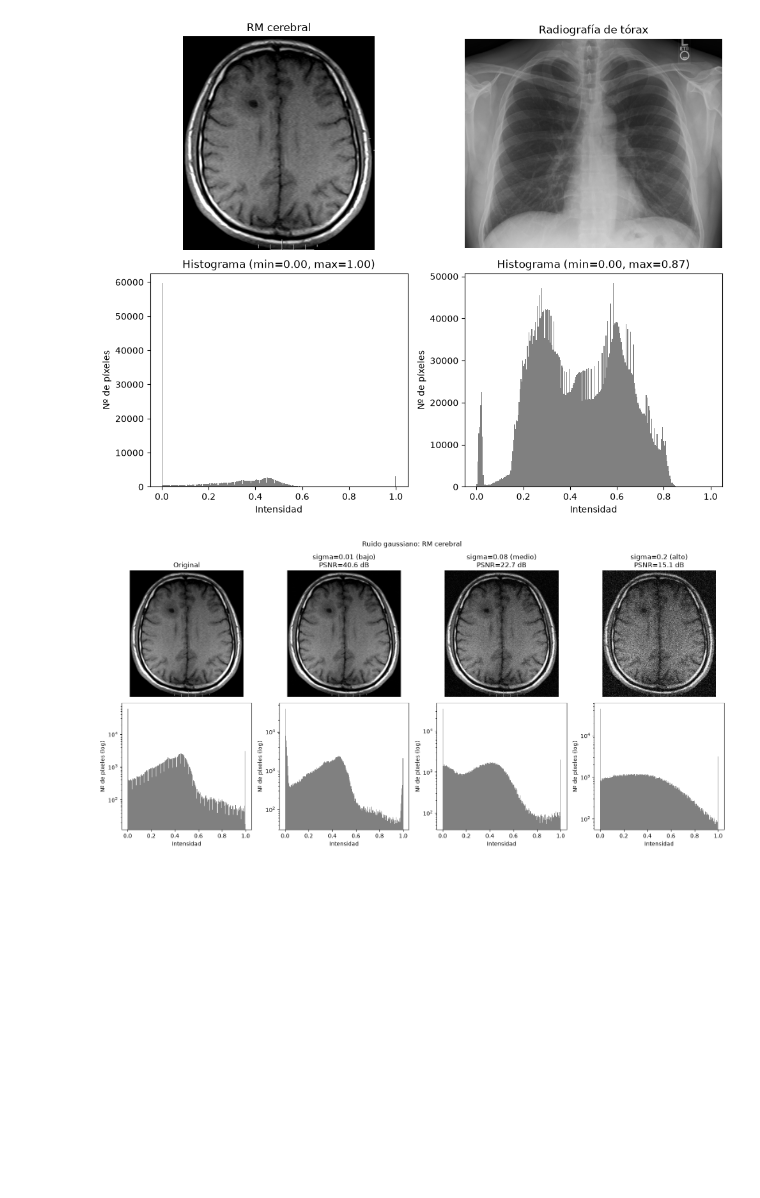
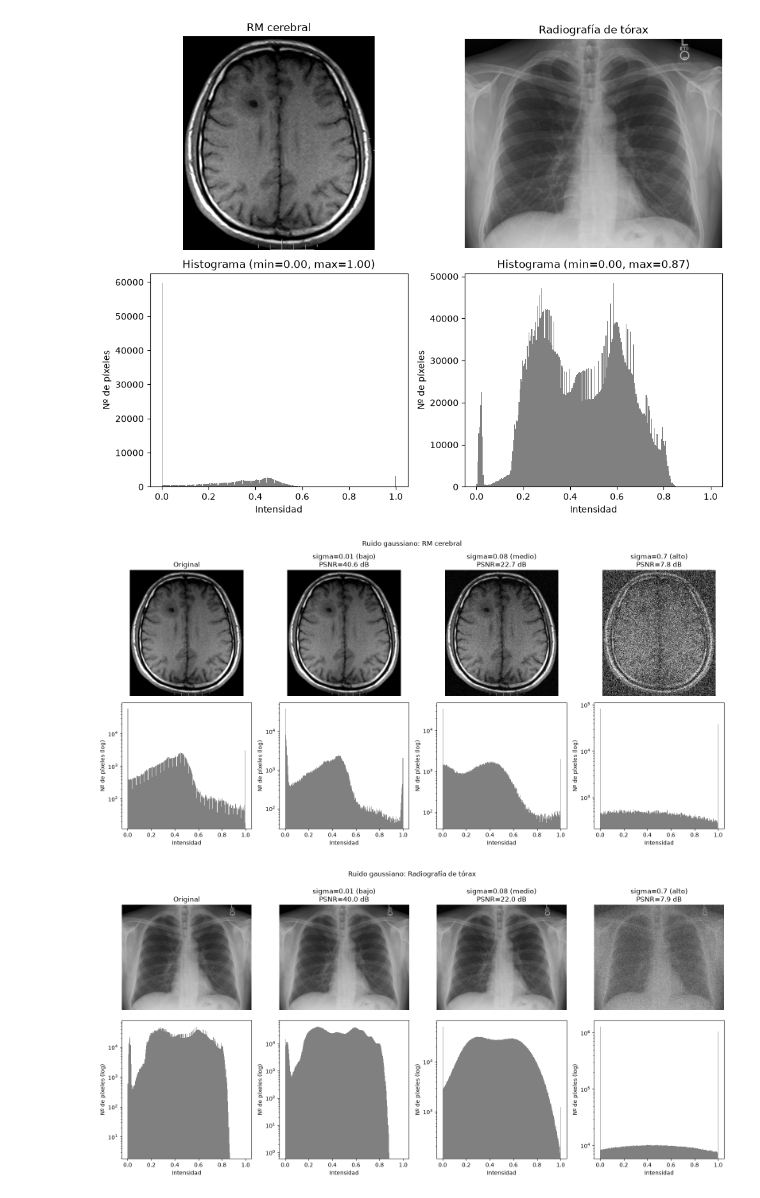
Before and after one commit to cesarrrbl06/LAB1_MIA, a Jupyter notebook: MIA/LAB_1.ipynb, the cells around one changed output. Cells and saved outputs as stored; diff of their text form; code cells hidden in the pictures; blank space fills up the shorter version.

```diff
--- a/MIA/LAB_1.ipynb
+++ b/MIA/LAB_1.ipynb
@@ -39,40 +39,41 @@ from skimage.metrics import peak_signal_noise_ratio as psnr
 
 def load_gray(path):
     img = io.imread(path)
-    if img.ndim == 3:
+    if img.ndim == 3:    #PARA VER SI LA MATRIZ ES DE 3 DIMENSIONES
         img = color.rgb2gray(img[..., :3])
-    return img_as_float(img)
+    return img_as_float(img)   #REESCALA LOS VALORES ENTRE 0 Y 1
 
 def add_gaussian_noise(img, sigma, rng):
     """Ruido gaussiano aditivo de media 0 y desviación típica sigma."""
-    return np.clip(img + rng.normal(0.0, sigma, img.shape), 0.0, 1.0)
+    return np.clip(img + rng.normal(0.0, sigma, img.shape), 0.0, 1.0)   #CORTAMOS VALORES QUE SALGAN DEL RANGO 0-1 Y LO Sumamos a la imagen como ruido
 
 img1 = load_gray(r"C:\Users\a.gilb.2023\LAB1_MIA\MIA\IMAGES\Brain_MRI_131749_T1.png")
 img2 = load_gray(r"C:\Users\a.gilb.2023\LAB1_MIA\MIA\IMAGES\Chest_Xray_PA_3-8-2010.png")
 
-GAUSS_LEVELS = {"bajo": 0.01, "medio": 0.08, "alto": 0.20}
+GAUSS_LEVELS = {"bajo": 0.01, "medio": 0.08, "alto": 0.70}
 
 def show_gaussian(img, name, seed):
     rng = np.random.default_rng(seed)        # semilla fija: ruido reproducible
     versions = {"Original": img}
     for level, sigma in GAUSS_LEVELS.items():
         versions[f"sigma={sigma} ({level})"] = add_gaussian_noise(img, sigma, rng)
 
     fig, axes = plt.subplots(2, 4, figsize=(16, 8))
     for col, (title, im) in enumerate(versions.items()):
         axes[0, col].imshow(im, cmap="gray", vmin=0, vmax=1)
         p = "" if title == "Original" else f"\nPSNR={psnr(img, im, data_range=1.0):.1f} dB"
         axes[0, col].set_title(title + p)
         axes[0, col].axis("off")
 
         axes[1, col].hist(im.ravel(), bins=256, range=(0, 1), color="gray", log=True)
         axes[1, col].set_xlabel("Intensidad")
         axes[1, col].set_ylabel("Nº de píxeles (log)")
     fig.suptitle(f"Ruido gaussiano: {name}")
     plt.tight_layout()
     plt.show()
 
 show_gaussian(img1, "RM cerebral", seed=100)
 show_gaussian(img2, "Radiografía de tórax", seed=101)
 # %% [output]
-[figure, old version]
+[figure, new version]
+[figure, added]
```
